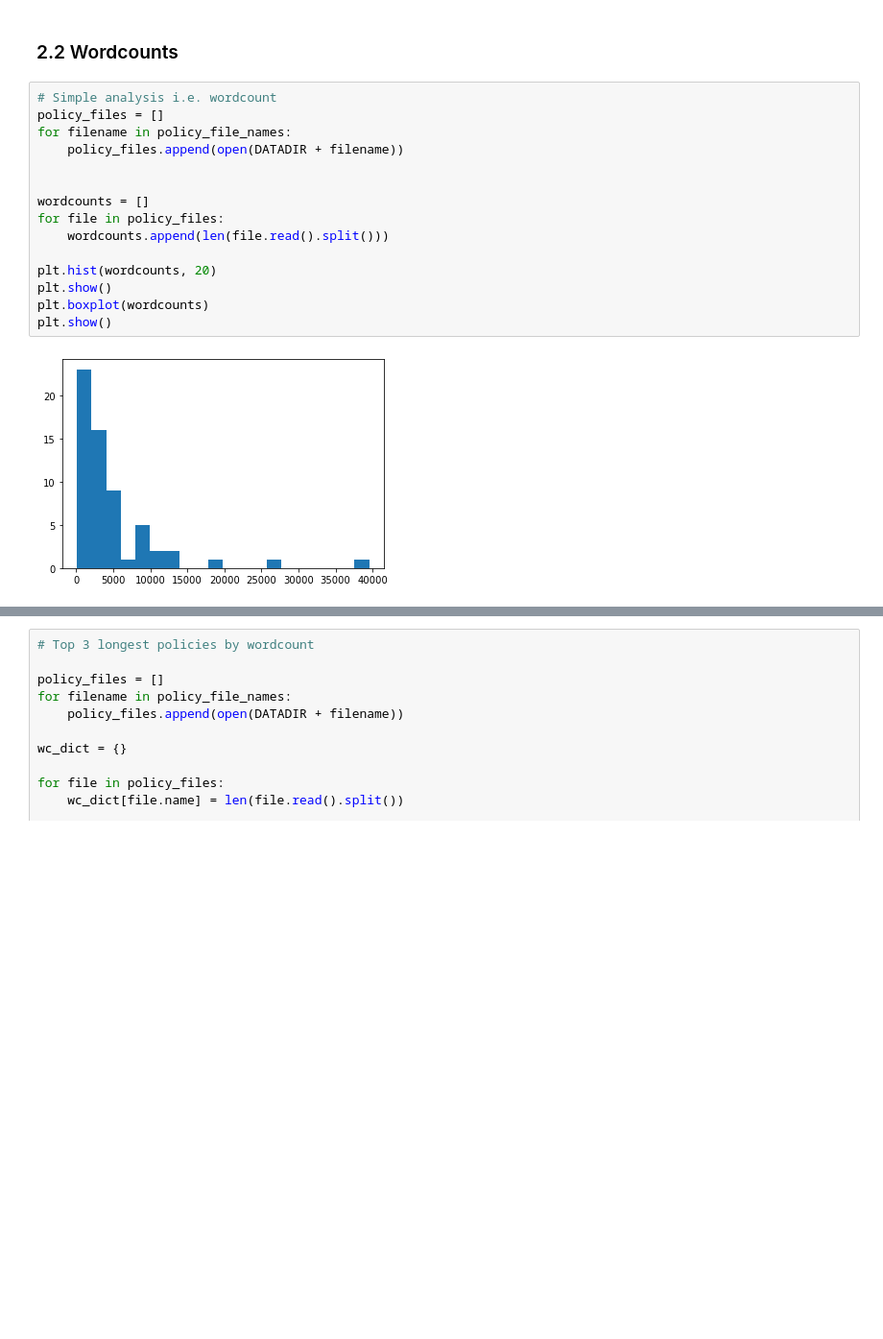
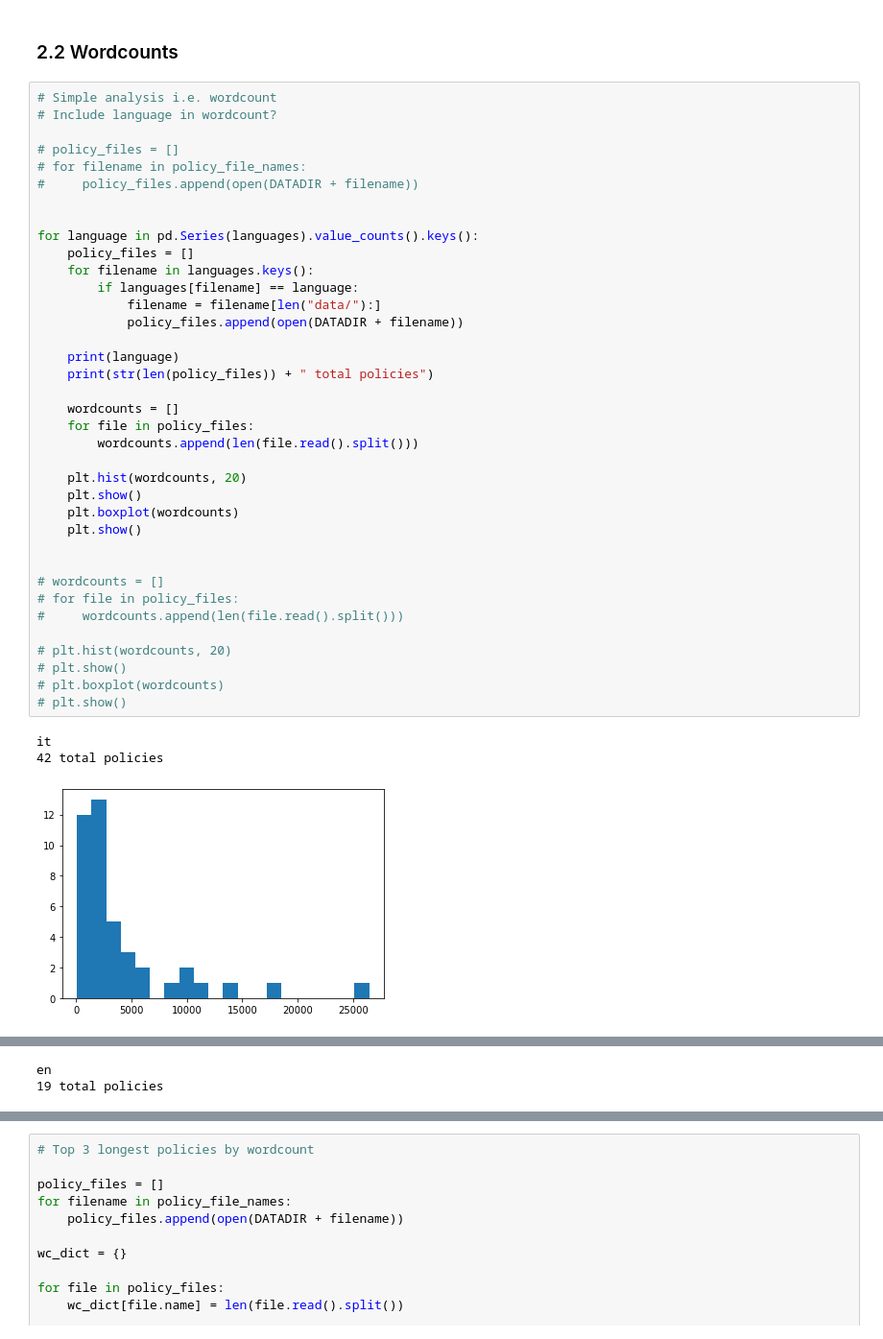
Before and after one commit to gbrsni/policySpider, a Jupyter notebook: Policy analysis.ipynb, the cells around one changed output, grey strips where cells are left out. Shown at 96% size. Drawn from its saved outputs; the diff is of its cells as text; blank space fills up the shorter version.

Commit message:
Distinguishing between languages when doing wordcounts

```diff
--- a/Policy analysis.ipynb
+++ b/Policy analysis.ipynb
@@ -108,18 +106,42 @@ plt.show()
 ### 2.2 Wordcounts
 # %%
 # Simple analysis i.e. wordcount
-policy_files = []
-for filename in policy_file_names:
-    policy_files.append(open(DATADIR + filename))
+# Include language in wordcount?
+
+# policy_files = []
+# for filename in policy_file_names:
+#     policy_files.append(open(DATADIR + filename))
 
 
-wordcounts = []
-for file in policy_files:
-    wordcounts.append(len(file.read().split()))
+for language in pd.Series(languages).value_counts().keys():
+    policy_files = []
+    for filename in languages.keys():
+        if languages[filename] == language:
+            filename = filename[len("data/"):]
+            policy_files.append(open(DATADIR + filename))
 
-plt.hist(wordcounts, 20)
-plt.show()
-plt.boxplot(wordcounts)
-plt.show()
+    print(language)
+    print(str(len(policy_files)) + " total policies")
+
+    wordcounts = []
+    for file in policy_files:
+        wordcounts.append(len(file.read().split()))
+
+    plt.hist(wordcounts, 20)
+    plt.show()
+    plt.boxplot(wordcounts)
+    plt.show()
+
+
+# wordcounts = []
+# for file in policy_files:
+#     wordcounts.append(len(file.read().split()))
+
+# plt.hist(wordcounts, 20)
+# plt.show()
+# plt.boxplot(wordcounts)
+# plt.show()
 # %% [output]
+it
+42 total policies
-[figure, old version]
+[figure, new version]
@@ -126,0 +149,2 @@ plt.show()
+en
+19 total policies
```
Also changed, not shown: parts of 2 cells of this notebook.
